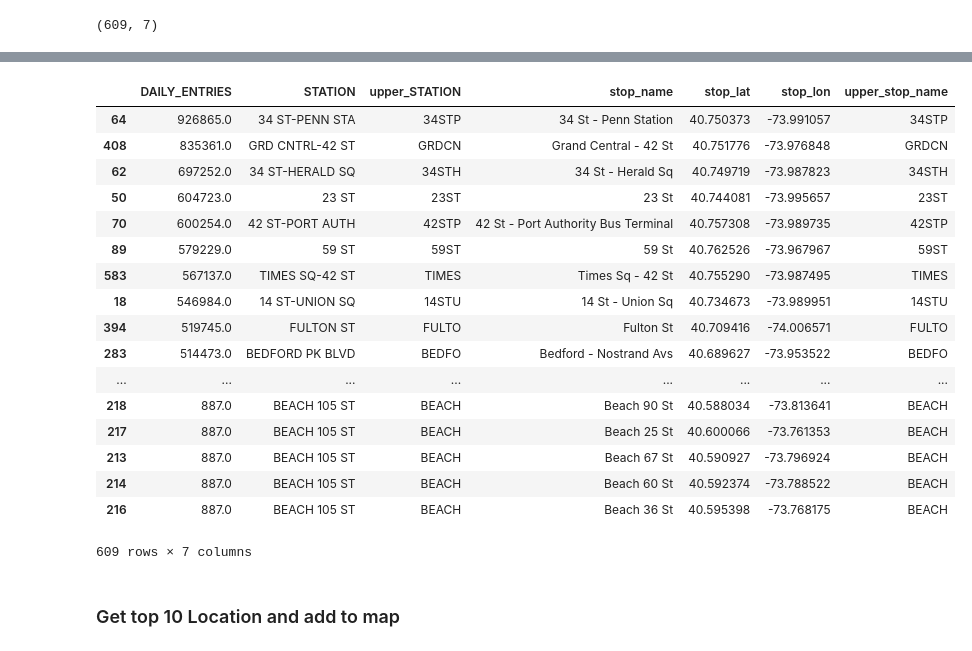
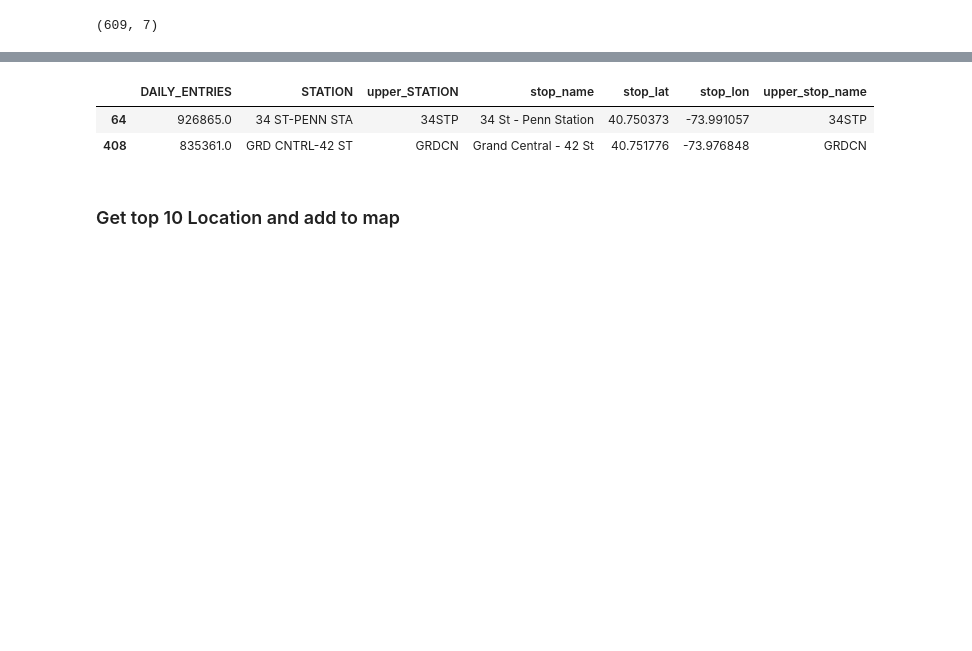
Before and after one commit to cyrus-rustomji/metis_projects, a Jupyter notebook: FirstProejct.ipynb, the cells around one changed output, grey strips where cells are left out. Cells and saved outputs as stored; diff of their text form; code cells hidden in the pictures; blank space fills up the shorter version.

```diff
--- a/FirstProejct.ipynb
+++ b/FirstProejct.ipynb
@@ -683,26 +575,11 @@ V.CORTLANDT PK     1
 Name: STATION, dtype: int64
 # %%
 turnstiles_daily_stop = turnstiles_daily_stop.sort_values(by=['DAILY_ENTRIES'], ascending=False)
-turnstiles_daily_stop
+turnstiles_daily_stop.head(2)
 # %% [output]
 |  | DAILY_ENTRIES | STATION | upper_STATION | stop_name | stop_lat | stop_lon | upper_stop_name |
 | 64 | 926865.0 | 34 ST-PENN STA | 34STP | 34 St - Penn Station | 40.750373 | -73.991057 | 34STP |
 | 408 | 835361.0 | GRD CNTRL-42 ST | GRDCN | Grand Central - 42 St | 40.751776 | -73.976848 | GRDCN |
-| 62 | 697252.0 | 34 ST-HERALD SQ | 34STH | 34 St - Herald Sq | 40.749719 | -73.987823 | 34STH |
-| 50 | 604723.0 | 23 ST | 23ST | 23 St | 40.744081 | -73.995657 | 23ST |
-| 70 | 600254.0 | 42 ST-PORT AUTH | 42STP | 42 St - Port Authority Bus Terminal | 40.757308 | -73.989735 | 42STP |
-| 89 | 579229.0 | 59 ST | 59ST | 59 St | 40.762526 | -73.967967 | 59ST |
-| 583 | 567137.0 | TIMES SQ-42 ST | TIMES | Times Sq - 42 St | 40.755290 | -73.987495 | TIMES |
-| 18 | 546984.0 | 14 ST-UNION SQ | 14STU | 14 St - Union Sq | 40.734673 | -73.989951 | 14STU |
-| 394 | 519745.0 | FULTON ST | FULTO | Fulton St | 40.709416 | -74.006571 | FULTO |
-| 283 | 514473.0 | BEDFORD PK BLVD | BEDFO | Bedford - Nostrand Avs | 40.689627 | -73.953522 | BEDFO |
-| ... | ... | ... | ... | ... | ... | ... | ... |
-| 218 | 887.0 | BEACH 105 ST | BEACH | Beach 90 St | 40.588034 | -73.813641 | BEACH |
-| 217 | 887.0 | BEACH 105 ST | BEACH | Beach 25 St | 40.600066 | -73.761353 | BEACH |
-| 213 | 887.0 | BEACH 105 ST | BEACH | Beach 67 St | 40.590927 | -73.796924 | BEACH |
-| 214 | 887.0 | BEACH 105 ST | BEACH | Beach 60 St | 40.592374 | -73.788522 | BEACH |
-| 216 | 887.0 | BEACH 105 ST | BEACH | Beach 36 St | 40.595398 | -73.768175 | BEACH |
-609 rows × 7 columns
 # %% [markdown]
 ### Get top 10 Location and add to map
 # %%
```
Also changed, not shown: parts of 20 cells of this notebook, 1 other file.
